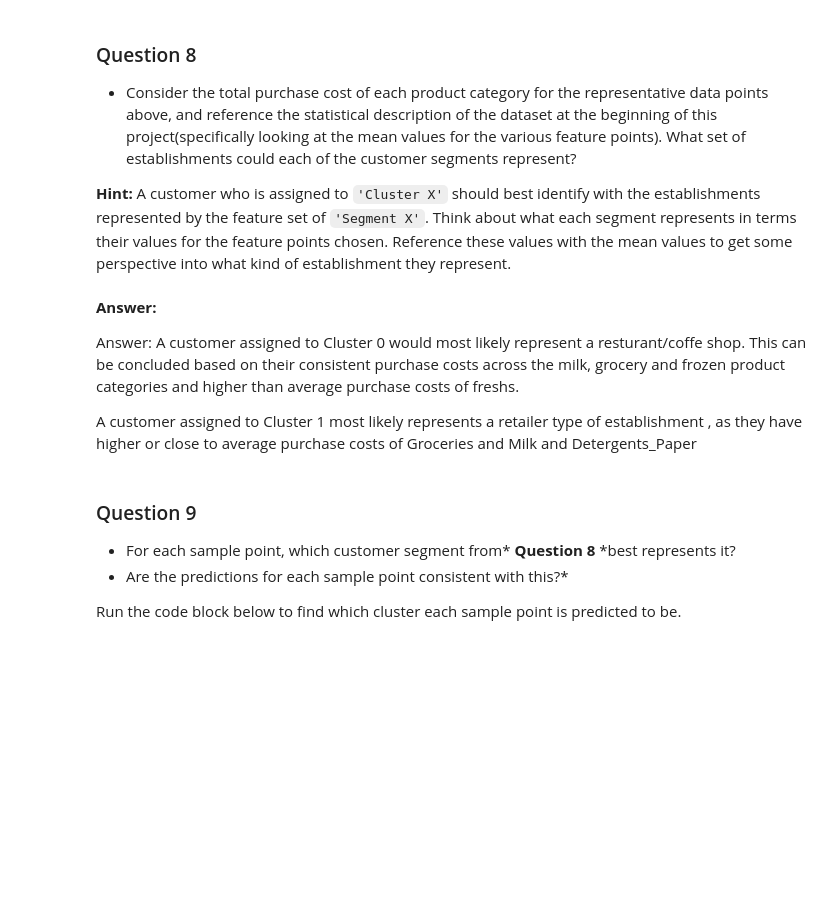
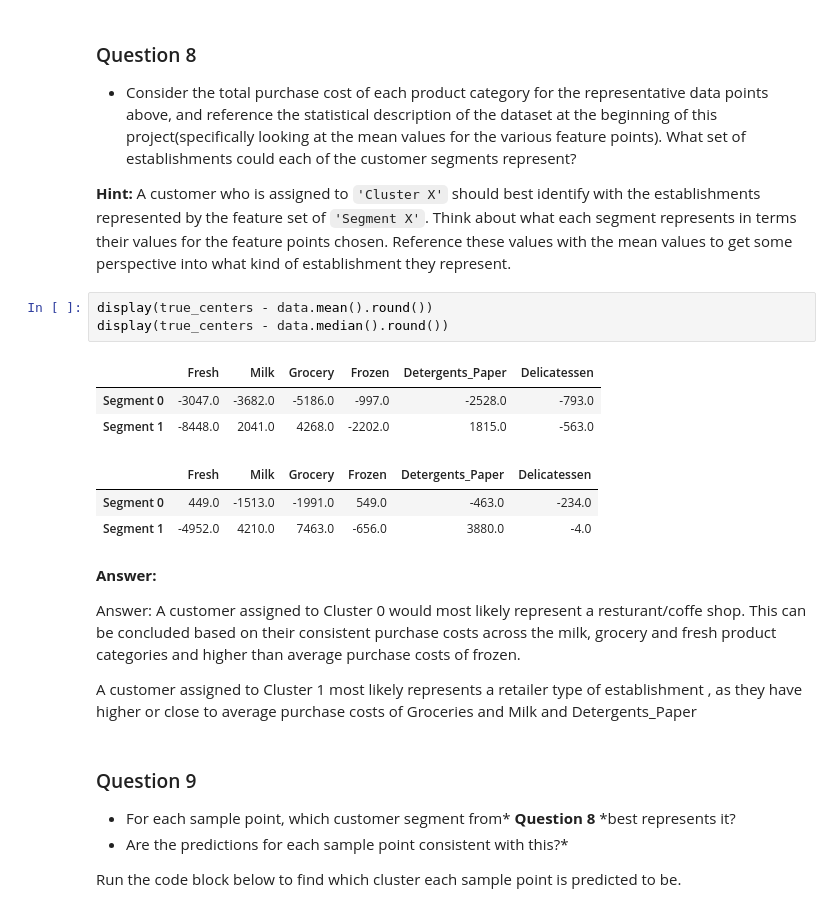
Before and after one commit to chandrasekhar-s/customer_segments, a Jupyter notebook: customer_segments.ipynb, the cells around one changed output. Cells and saved outputs as stored; diff of their text form; blank space fills up the shorter version.

```diff
--- a/customer_segments.ipynb
+++ b/customer_segments.ipynb
@@ -590,10 +627,20 @@ display(true_centers)
 * Consider the total purchase cost of each product category for the representative data points above, and reference the statistical description of the dataset at the beginning of this project(specifically looking at the mean values for the various feature points). What set of establishments could each of the customer segments represent?
 
 **Hint:** A customer who is assigned to `'Cluster X'` should best identify with the establishments represented by the feature set of `'Segment X'`. Think about what each segment represents in terms their values for the feature points chosen. Reference these values with the mean values to get some perspective into what kind of establishment they represent.
+# %%
+display(true_centers - data.mean().round())
+display(true_centers - data.median().round())
+# %% [output]
+|  | Fresh | Milk | Grocery | Frozen | Detergents_Paper | Delicatessen |
+| Segment 0 | -3047.0 | -3682.0 | -5186.0 | -997.0 | -2528.0 | -793.0 |
+| Segment 1 | -8448.0 | 2041.0 | 4268.0 | -2202.0 | 1815.0 | -563.0 |
+|  | Fresh | Milk | Grocery | Frozen | Detergents_Paper | Delicatessen |
+| Segment 0 | 449.0 | -1513.0 | -1991.0 | 549.0 | -463.0 | -234.0 |
+| Segment 1 | -4952.0 | 4210.0 | 7463.0 | -656.0 | 3880.0 | -4.0 |
 # %% [markdown]
 **Answer:**
 
-Answer: A customer assigned to Cluster 0 would most likely represent a  resturant/coffe shop. This can be concluded based on their consistent purchase costs across the milk, grocery and frozen product categories and higher than average purchase costs of freshs.
+Answer: A customer assigned to Cluster 0 would most likely represent a  resturant/coffe shop. This can be concluded based on their consistent purchase costs across the milk, grocery and fresh product categories and higher than average purchase costs of frozen.
 
 A customer assigned to Cluster 1 most likely represents a retailer type of establishment , as they have higher or close to average purchase costs of Groceries and Milk and Detergents_Paper
 # %% [markdown]
```
Also changed, not shown: parts of 12 cells of this notebook, 1 other file.
